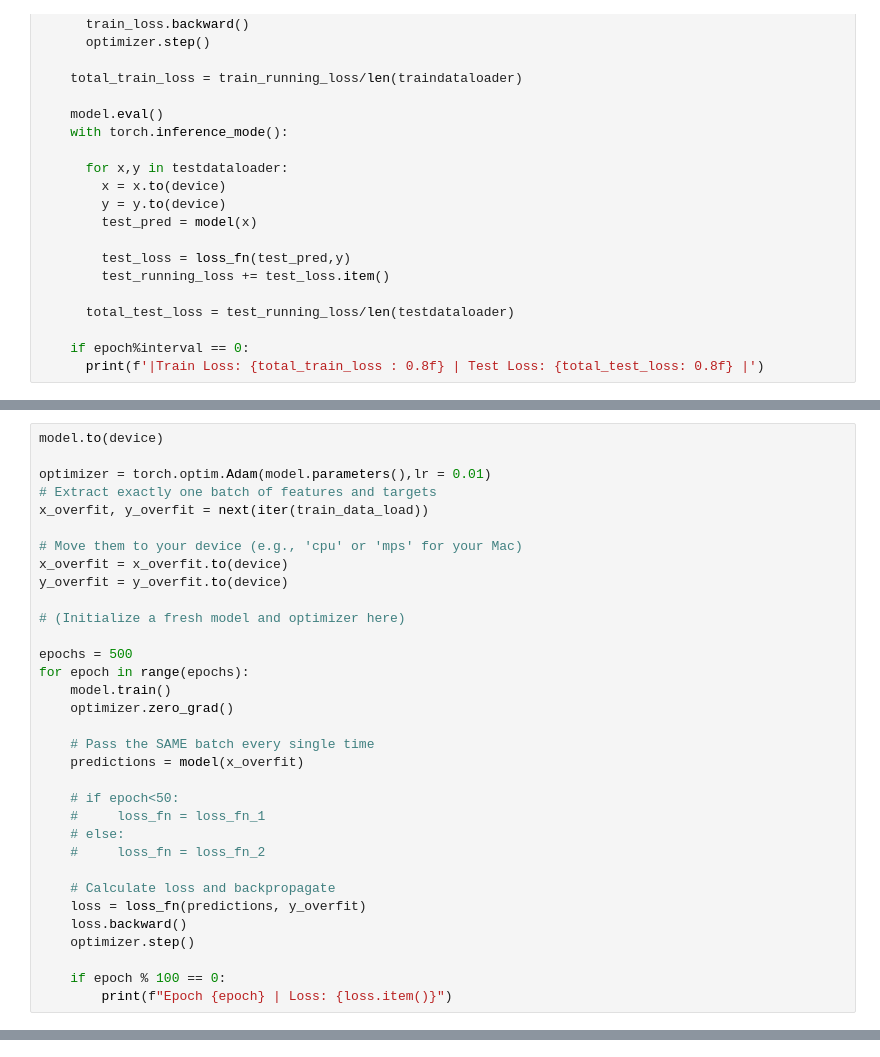
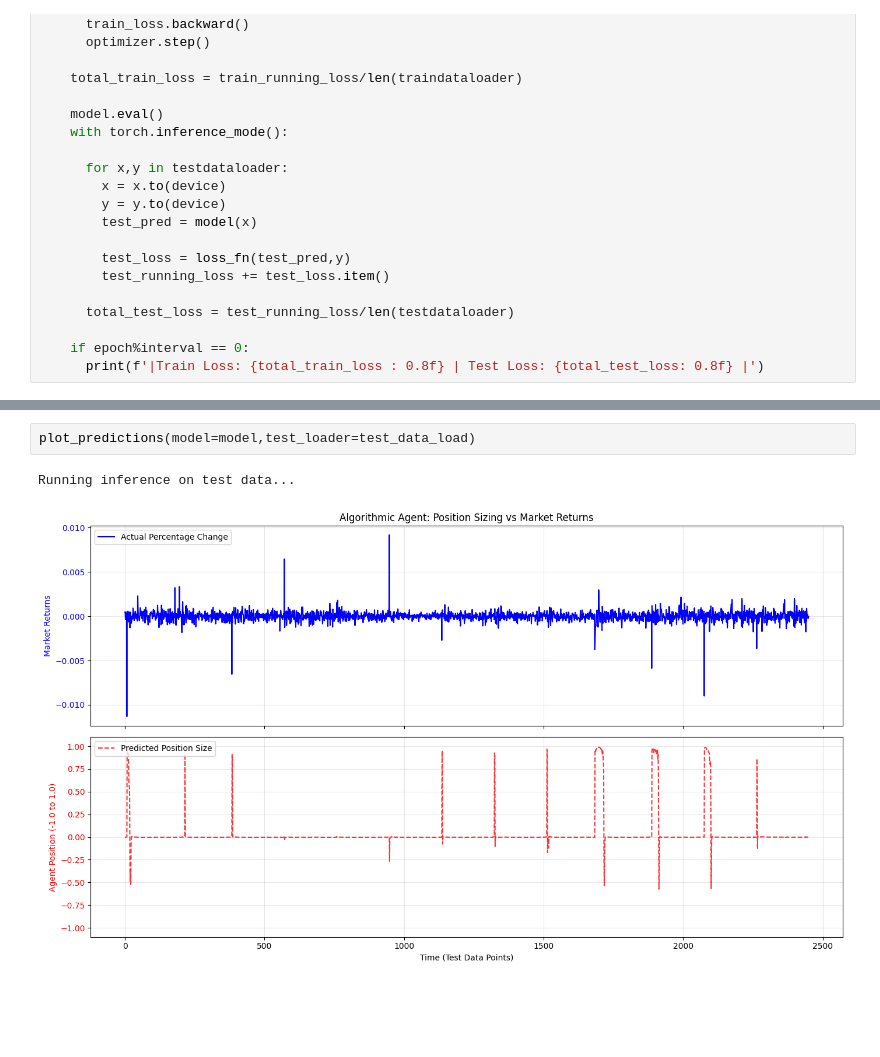
Before and after one commit to sharmanjeurkar-dev/StockPrediction, a Jupyter notebook: notebooks/StockPrediction.ipynb, the cells around one changed output, grey strips where cells are left out. Drawn from its saved outputs; the diff is of its cells as text; blank space fills up the shorter version.

```diff
--- a/notebooks/StockPrediction.ipynb
+++ b/notebooks/StockPrediction.ipynb
@@ -246,33 +241,0 @@ Running inference on test data...
-# %%
-model.to(device)
-
-optimizer = torch.optim.Adam(model.parameters(),lr = 0.01)
-# Extract exactly one batch of features and targets
-x_overfit, y_overfit = next(iter(train_data_load))
-
-# Move them to your device (e.g., 'cpu' or 'mps' for your Mac)
-x_overfit = x_overfit.to(device)
-y_overfit = y_overfit.to(device)
-
-# (Initialize a fresh model and optimizer here)
-
-epochs = 500
-for epoch in range(epochs):
-    model.train()
-    optimizer.zero_grad()
-
-    # Pass the SAME batch every single time
-    predictions = model(x_overfit)
-
-    # if epoch<50:
-    #     loss_fn = loss_fn_1
-    # else:
-    #     loss_fn = loss_fn_2
-
-    # Calculate loss and backpropagate
-    loss = loss_fn(predictions, y_overfit)
-    loss.backward()
-    optimizer.step()
-
-    if epoch % 100 == 0:
-        print(f"Epoch {epoch} | Loss: {loss.item()}")
@@ -317,0 +242,5 @@ plt.show()
+# %%
+plot_predictions(model=model,test_loader=test_data_load)
+# %% [output]
+Running inference on test data...
+[figure, added]
```
Also changed, not shown: parts of 7 cells of this notebook, 2 other files.
